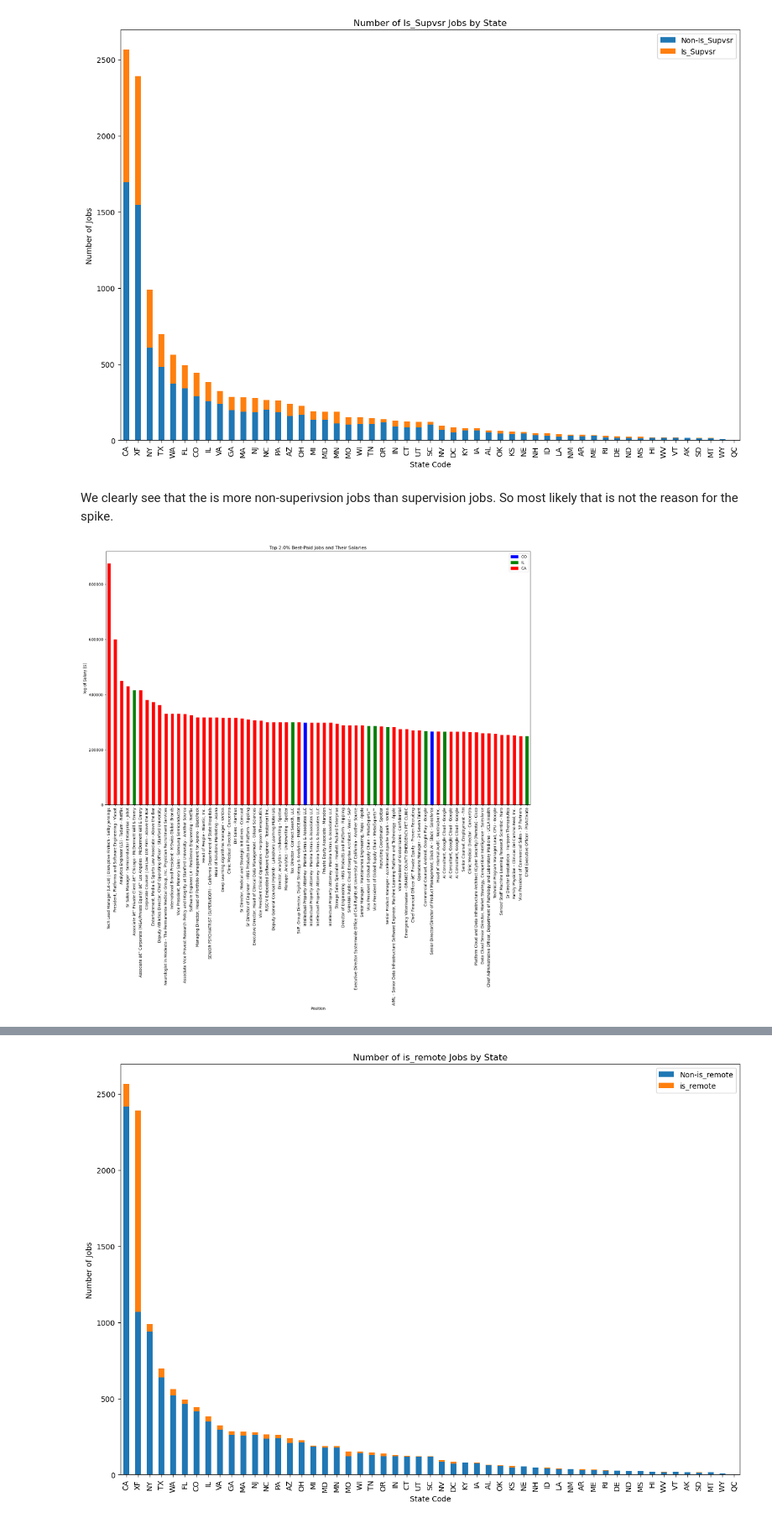
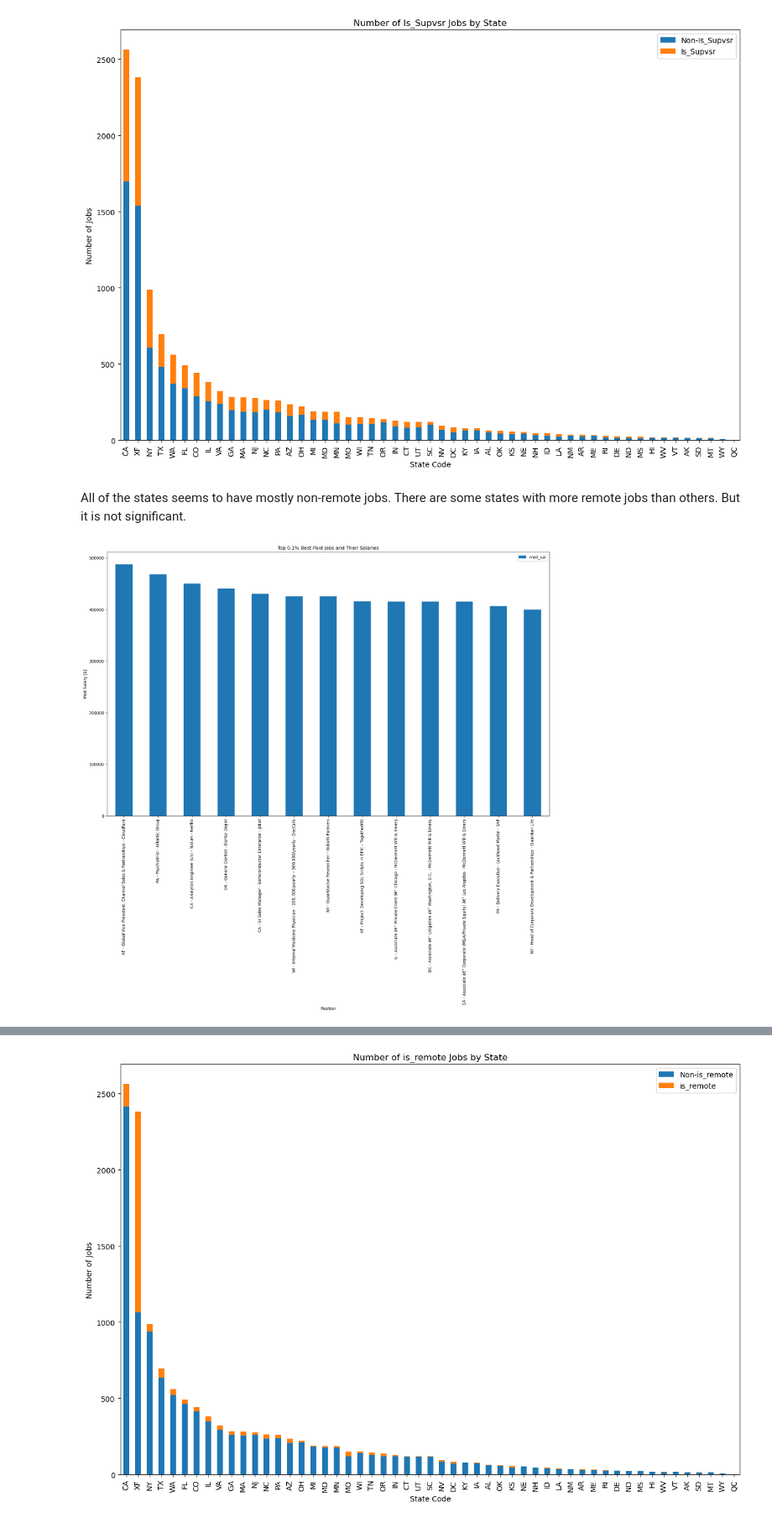
Before and after one commit to Qubi0-0/LinkedInJobSalaryPredict, a Jupyter notebook: jobs_eda.ipynb, the cells around one changed output, grey strips where cells are left out. Shown: that part at 84% size. Cells and saved outputs as stored; diff of their text form; code cells hidden in the pictures.

```diff
--- a/jobs_eda.ipynb
+++ b/jobs_eda.ipynb
@@ -104,7 +104,7 @@ for col in ['min_sal', 'med_sal', 'max_sal']:
     jobs_with_salary_df_filtered[col] = jobs_with_salary_df_filtered.apply(lambda row: dp.convert_to_yearly(row[col], row['py_prd']), axis=1)
 
 # Remove outliers
-jobs_with_salary_df_filtered = jobs_with_salary_df_filtered[jobs_with_salary_df_filtered['med_sal'] < 0.1e8]
+jobs_with_salary_df_filtered = jobs_with_salary_df_filtered[jobs_with_salary_df_filtered['med_sal'] < 0.5e6]
 
 jobs_with_salary_df.describe()
 # %% [output]
@@ -169,34 +169,25 @@ def plot_remote_jobs_by_state(jobs_df, bool_feature = 'is_remote', treshold=None
 plot_remote_jobs_by_state(jobs_with_salary_df_filtered, bool_feature='Is_Supvsr')
 # %% [output]
 [figure]
-# %% [markdown]
-We clearly see that the is more non-superivsion jobs than supervision jobs. So most likely that is not the reason for the spike.
+# %% [markdown]
+All of the states seems to have mostly non-remote jobs. There are some states with more remote jobs than others. But it is not significant.
 # %%
-import matplotlib.patches as mpatches
+percent = 0.001
 
-percent = 0.02
-
-filtered_jobs = jobs_with_salary_df_filtered[jobs_with_salary_df_filtered['st_code'].isin(['CO', 'IL', 'CA'])]
+filtered_jobs = jobs_with_salary_df_filtered.copy()
 
 top_percent_jobs = filtered_jobs.nlargest(int(len(filtered_jobs) * percent), 'med_sal')
 
-color_map = {'CO': 'blue', 'IL': 'green', 'CA': 'red'}
-colors = top_percent_jobs['st_code'].map(color_map)
+top_percent_jobs['Position'] = top_percent_jobs["st_code"] + ' - ' + top_percent_jobs['Job_Ttl'] + ' - ' + top_percent_jobs['Co_Nm']
 
-colors.fillna('gray', inplace=True)
+top_percent_jobs[['Position', 'med_sal']].plot(kind='bar', x='Position', y='med_sal', figsize=(20, 12))
 
-top_percent_jobs['Position'] = top_percent_jobs['Job_Ttl'] + ' - ' + top_percent_jobs['Co_Nm']
-
-top_percent_jobs[['Position', 'med_sal']].plot(kind='bar', x='Position', y='med_sal', figsize=(20, 12), color=colors)
-
-patches = [mpatches.Patch(color=color, label=state) for state, color in color_map.items()]
 plt.title('Top {}% Best-Paid Jobs and Their Salaries'.format(percent * 100))
 plt.xlabel('Position')
-plt.ylabel('log of Salary [$]')
-plt.legend(handles=patches)
+plt.ylabel('Med Salary [$]')
 plt.show()
 # %% [output]
-[figure, old version]
+[figure, new version]
 # %%
 highest_salary_job = jobs_with_salary_df_filtered[jobs_with_salary_df_filtered['st_code'] == 'CO'].nlargest(1, 'med_sal')
 print('Most paid job in CO:', highest_salary_job['Job_Ttl'].values[0])
```
Also changed, not shown: parts of 7 cells of this notebook.
